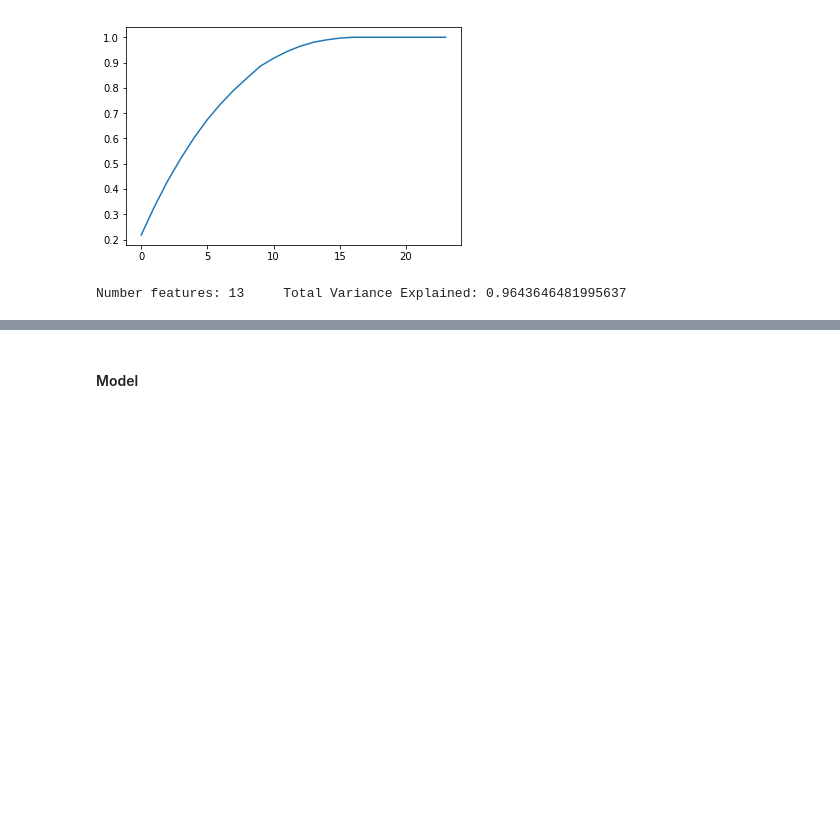
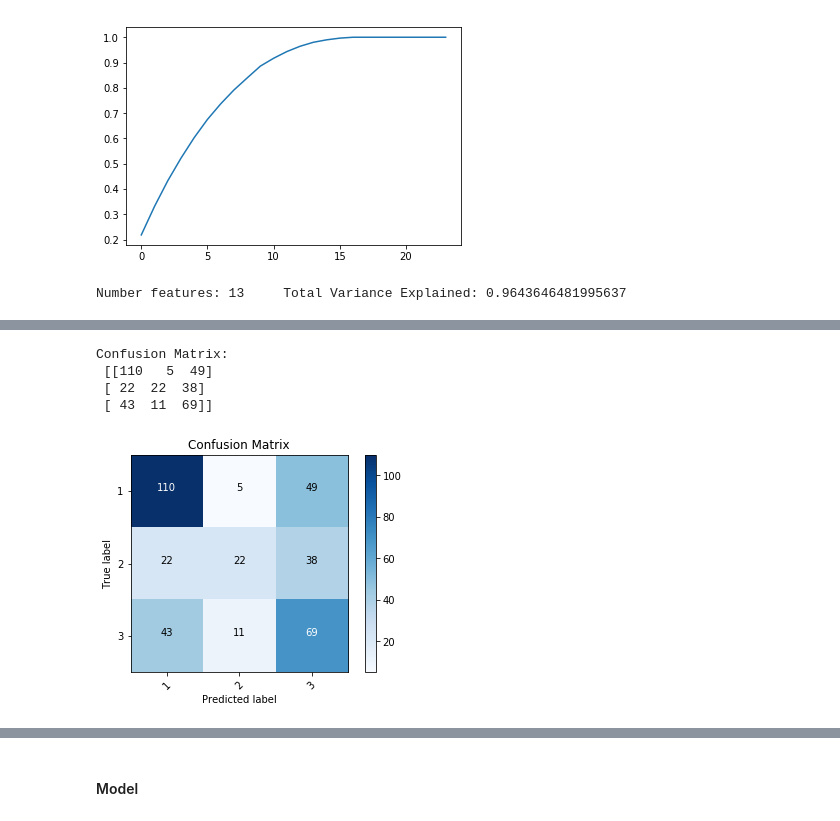
Before and after one commit to taramullin/ClassificationModel, a Jupyter notebook: Classification ML Model.ipynb, the cells around one changed output, grey strips where cells are left out. Drawn from its saved outputs; the diff is of its cells as text; code cells hidden in the pictures; blank space fills up the shorter version.

```diff
--- a/Classification ML Model.ipynb
+++ b/Classification ML Model.ipynb
@@ -267,0 +540,4 @@ Number features: 13     Total Variance Explained: 0.9643646481995637
+# %%
+#Train the pipelin
+
+pipe_gb.fit(X_train, y_train)
@@ -267,0 +566,9 @@ Number features: 13     Total Variance Explained: 0.9643646481995637
+# %%
+pipe_xg = Pipeline([('scl', StandardScaler()),
+                   ('pca', PCA(n_components=13)),
+                   ('clf', XGBClassifier(random_state=22))])
+# %%
+#KILLS KERNEL
+#Train the pipelin
+
+pipe_xg.fit(X_train, y_train)
@@ -267,0 +809,41 @@ Number features: 13     Total Variance Explained: 0.9643646481995637
+# %%
+#Create the confusion matrix
+
+# Print confusion matrix
+cnf_matrix = confusion_matrix(y_test, y_hat_test)
+print('Confusion Matrix:\n', cnf_matrix)
+# %% [output]
+Confusion Matrix:
+ [[110   5  49]
+ [ 22  22  38]
+ [ 43  11  69]]
+# %%
+import itertools
+
+# Create the basic matrix
+plt.imshow(cnf_matrix,  cmap=plt.cm.Blues)
+
+# Add title and axis labels
+plt.title('Confusion Matrix')
+plt.ylabel('True label')
+plt.xlabel('Predicted label')
+
+# Add appropriate axis scales
+class_names = set(y) # Get class labels to add to matrix
+tick_marks = np.arange(len(class_names))
+plt.xticks(tick_marks, class_names, rotation=45)
+plt.yticks(tick_marks, class_names)
+
+# Add labels to each cell
+thresh = cnf_matrix.max() / 2. # Used for text coloring below
+# Here we iterate through the confusion matrix and append labels to our visualization
+for i, j in itertools.product(range(cnf_matrix.shape[0]), range(cnf_matrix.shape[1])):
+        plt.text(j, i, cnf_matrix[i, j],
+                 horizontalalignment='center',
+                 color='white' if cnf_matrix[i, j] > thresh else 'black')
+
+# Add a legend
+plt.colorbar()
+plt.show()
+# %% [output]
+[figure, added]
```
Also changed, not shown: parts of 117 cells of this notebook.
